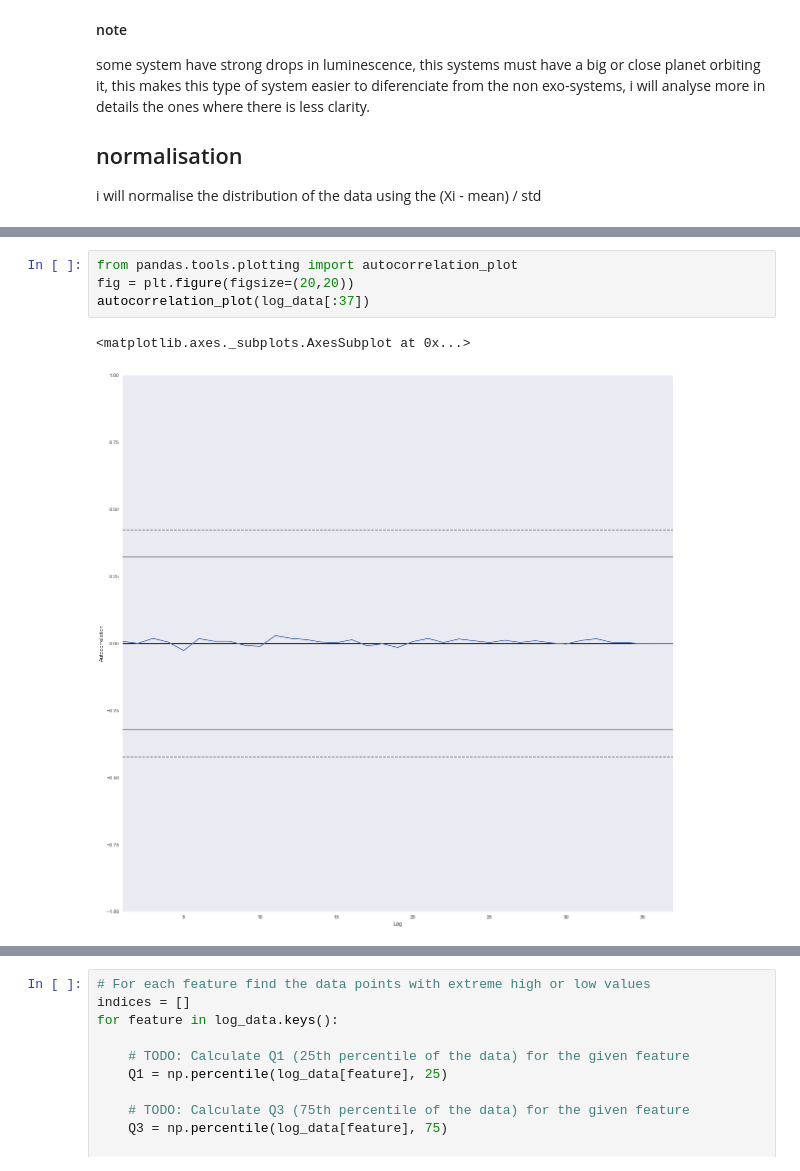
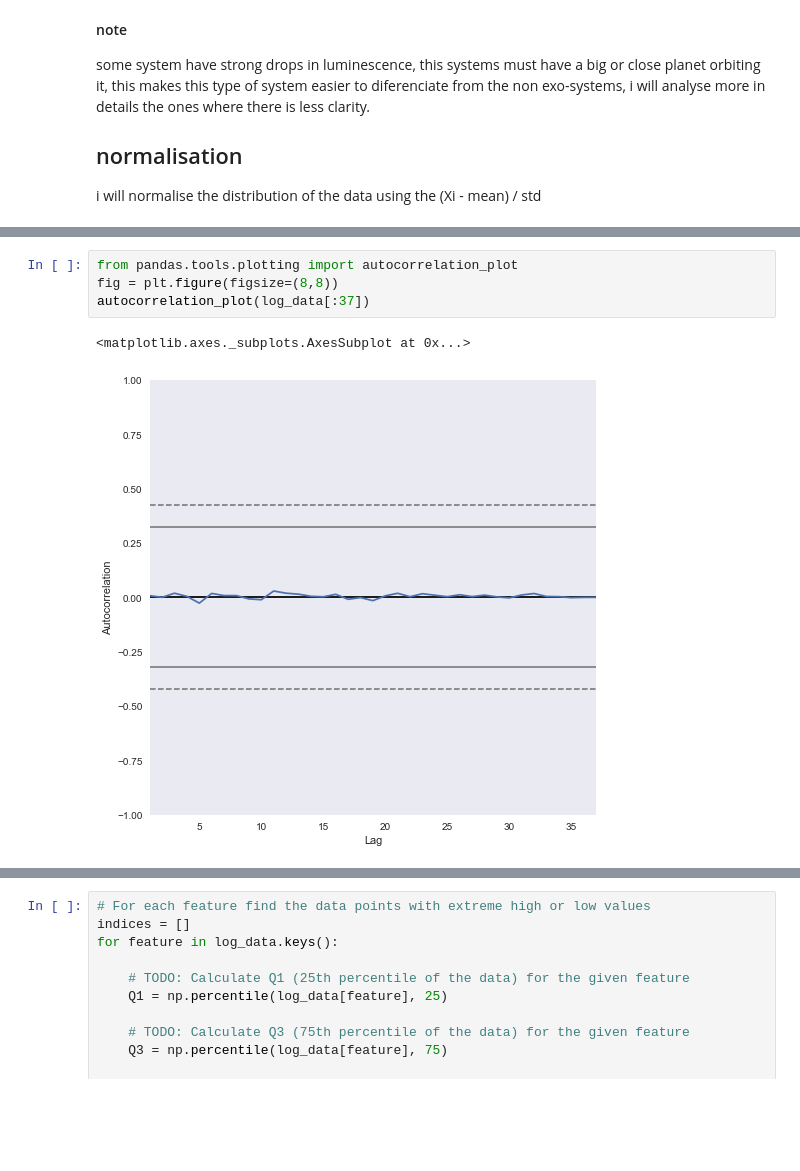
Before and after one commit to Drea1989/Kepler-discovery, a Jupyter notebook: capstone_project.ipynb, the cells around one changed output, grey strips where cells are left out. Saved outputs shown, nothing was run; the diff lists cells and outputs as text; blank space fills up the shorter version.

```diff
--- a/capstone_project.ipynb
+++ b/capstone_project.ipynb
@@ -105,7 +91,7 @@ for i in range(3):
 # %%
 from pandas.tools.plotting import autocorrelation_plot
-fig = plt.figure(figsize=(20,20))
+fig = plt.figure(figsize=(8,8))
 autocorrelation_plot(log_data[:37])
 # %% [output]
 <matplotlib.axes._subplots.AxesSubplot at 0x...>
-[figure, old version]
+[figure, new version]
```
Also changed, not shown: parts of 15 cells of this notebook.
